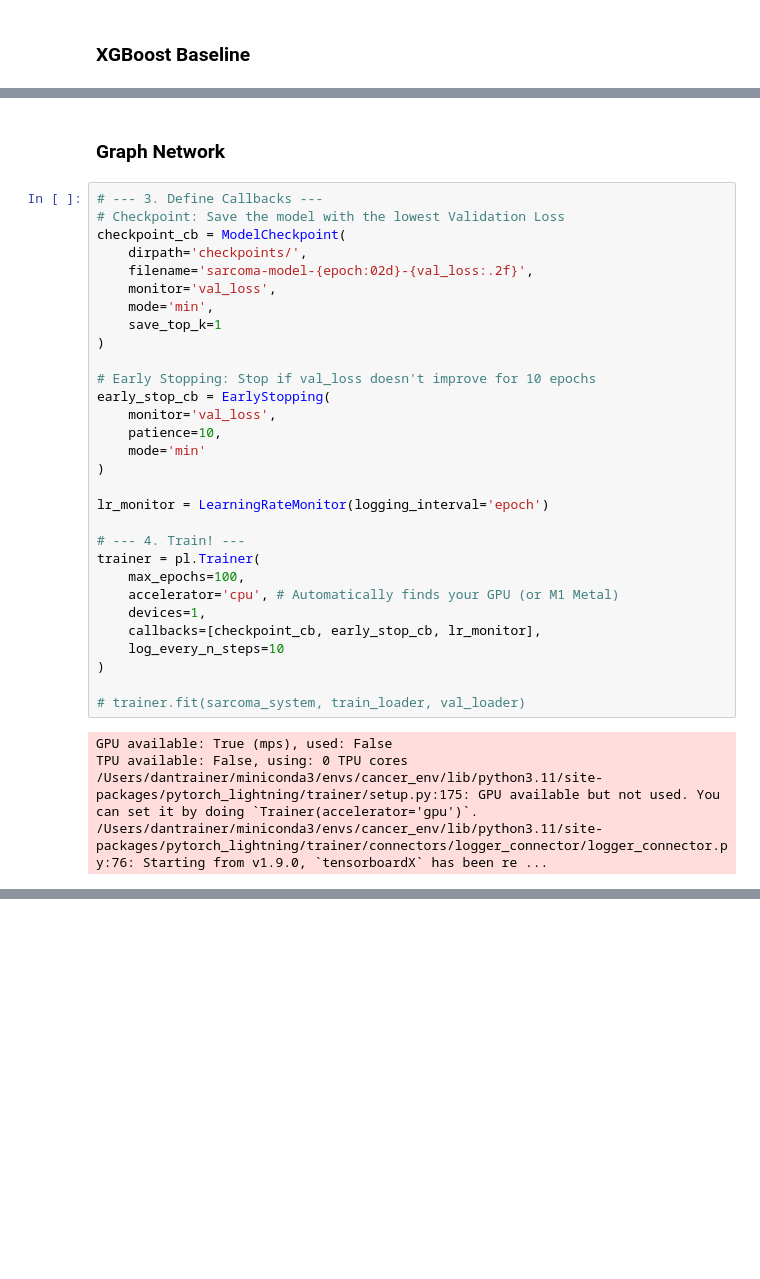
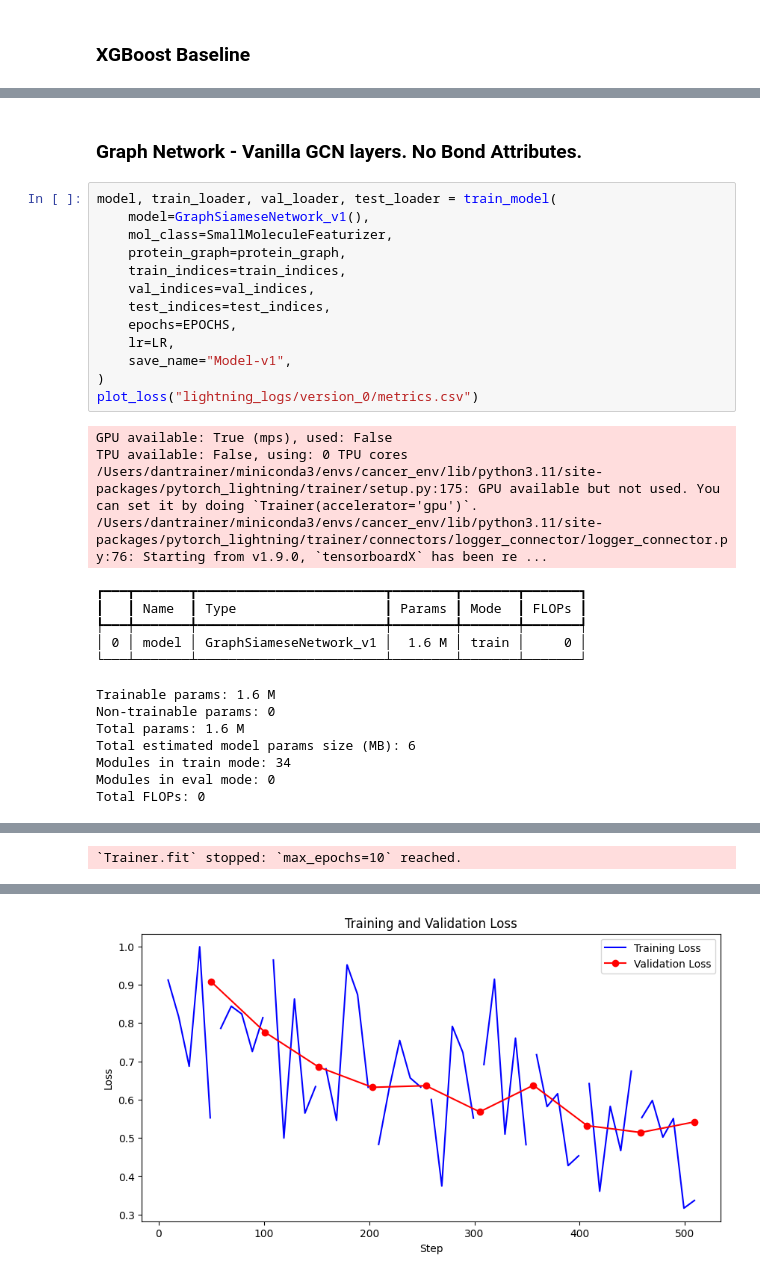
Before and after one commit to Djtrainer/cancer_research, a Jupyter notebook: notebooks/mdm2_breaker_polished.ipynb, the cells around one changed output, grey strips where cells are left out. Drawn from its saved outputs; the diff is of its cells as text; blank space fills up the shorter version.

```diff
--- a/notebooks/mdm2_breaker_polished.ipynb
+++ b/notebooks/mdm2_breaker_polished.ipynb
@@ -469,37 +540,32 @@ plot_xgboost_predictions(y_pred_test, y_test, "XGBoost Test Set", mse_test)
 # %% [markdown]
-### Graph Network
+### Graph Network - Vanilla GCN layers. No Bond Attributes.
 # %%
-# --- 3. Define Callbacks ---
-# Checkpoint: Save the model with the lowest Validation Loss
-checkpoint_cb = ModelCheckpoint(
-    dirpath='checkpoints/',
-    filename='sarcoma-model-{epoch:02d}-{val_loss:.2f}',
-    monitor='val_loss',
-    mode='min',
-    save_top_k=1
+model, train_loader, val_loader, test_loader = train_model(
+    model=GraphSiameseNetwork_v1(),
+    mol_class=SmallMoleculeFeaturizer,
+    protein_graph=protein_graph,
+    train_indices=train_indices,
+    val_indices=val_indices,
+    test_indices=test_indices,
+    epochs=EPOCHS,
+    lr=LR,
+    save_name="Model-v1",
 )
-
-# Early Stopping: Stop if val_loss doesn't improve for 10 epochs
-early_stop_cb = EarlyStopping(
-    monitor='val_loss',
-    patience=10,
-    mode='min'
-)
-
-lr_monitor = LearningRateMonitor(logging_interval='epoch')
-
-# --- 4. Train! ---
-trainer = pl.Trainer(
-    max_epochs=100,
-    accelerator='cpu', # Automatically finds your GPU (or M1 Metal)
-    devices=1,
-    callbacks=[checkpoint_cb, early_stop_cb, lr_monitor],
-    log_every_n_steps=10
-)
-
-# trainer.fit(sarcoma_system, train_loader, val_loader)
+plot_loss("lightning_logs/version_0/metrics.csv")
 # %% [output]
 GPU available: True (mps), used: False
 TPU available: False, using: 0 TPU cores
 /Users/dantrainer/miniconda3/envs/cancer_env/lib/python3.11/site-packages/pytorch_lightning/trainer/setup.py:175: GPU available but not used. You can set it by doing `Trainer(accelerator='gpu')`.
 /Users/dantrainer/miniconda3/envs/cancer_env/lib/python3.11/site-packages/pytorch_lightning/trainer/connectors/logger_connector/logger_connector.py:76: Starting from v1.9.0, `tensorboardX` has been re ...
+┏━━━┳━━━━━━━┳━━━━━━━━━━━━━━━━━━━━━━━━┳━━━━━━━━┳━━━━━━━┳━━━━━━━┓
+┃   ┃ Name  ┃ Type                   ┃ Params ┃ Mode  ┃ FLOPs ┃
+┡━━━╇━━━━━━━╇━━━━━━━━━━━━━━━━━━━━━━━━╇━━━━━━━━╇━━━━━━━╇━━━━━━━┩
+│ 0 │ model │ GraphSiameseNetwork_v1 │  1.6 M │ train │     0 │
+└───┴───────┴────────────────────────┴────────┴───────┴───────┘
+Trainable params: 1.6 M
+Non-trainable params: 0
+Total params: 1.6 M
+Total estimated model params size (MB): 6
+Modules in train mode: 34
+Modules in eval mode: 0
+Total FLOPs: 0
@@ -505,0 +573 @@ TPU available: False, using: 0 TPU cores
+`Trainer.fit` stopped: `max_epochs=10` reached.
@@ -505,0 +575 @@ TPU available: False, using: 0 TPU cores
+[figure, added]
```
Also changed, not shown: parts of 34 cells of this notebook, 3 other files.
